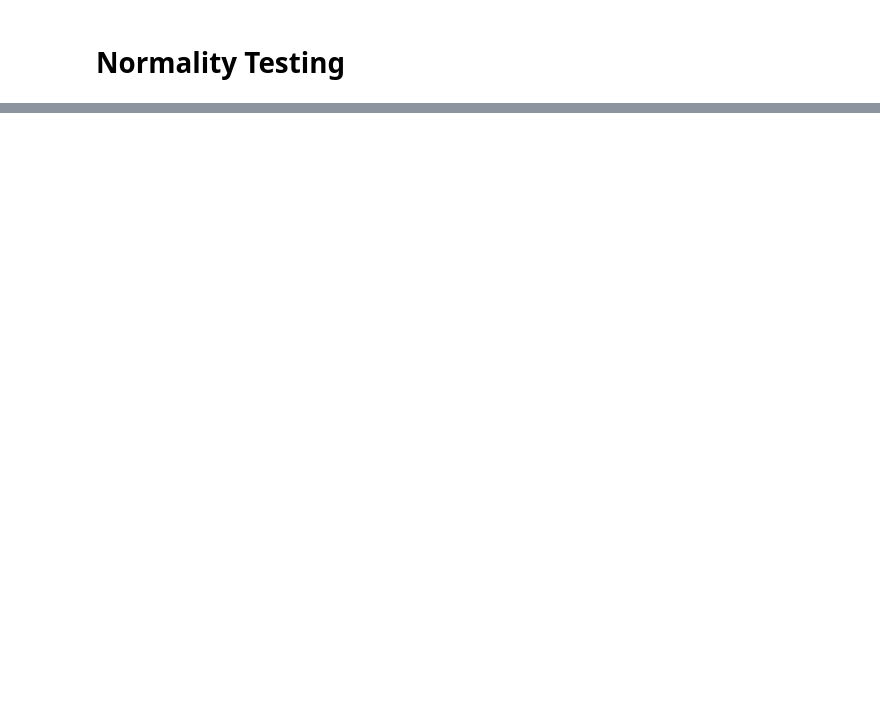
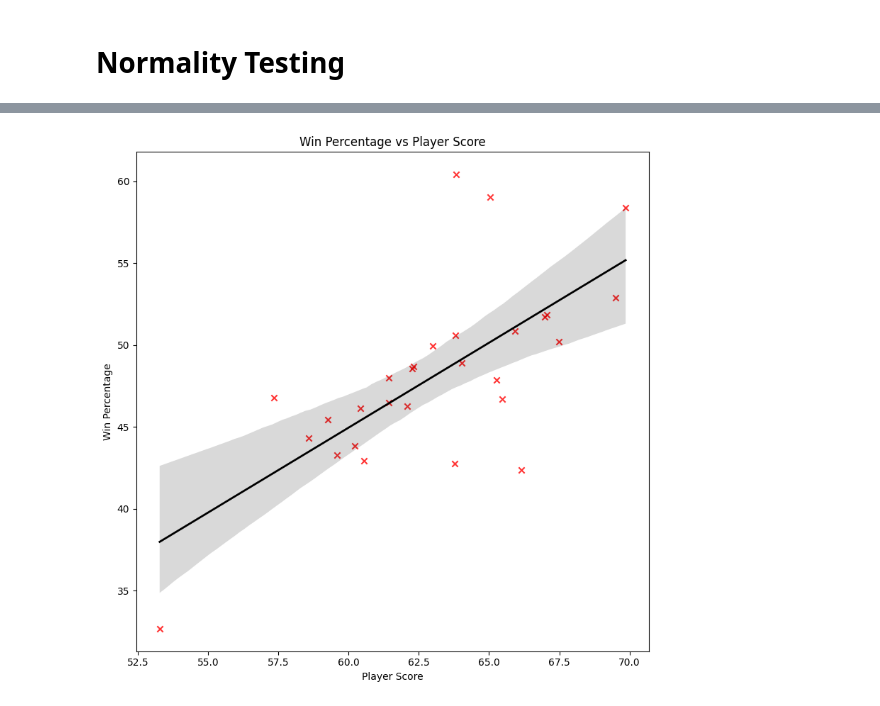
Before and after one commit to crichardson1349/wh_dat_sci_project, a Jupyter notebook: GH_games_by_faction_PN.ipynb, the cells around one changed output, grey strips where cells are left out. Saved outputs shown, nothing was run; the diff lists cells and outputs as text; code cells hidden in the pictures; blank space fills up the shorter version.

```diff
--- a/GH_games_by_faction_PN.ipynb
+++ b/GH_games_by_faction_PN.ipynb
@@ -134,0 +144,13 @@ mission_scoring_df['Deployment'] = mission_scoring_df['Deployment'].astype(str)
+# %%
+#Change floats to decimals for all dfs
+numeric_cols = winPCT_faction_df.select_dtypes(include=["float64", "int64"]).columns
+for col in numeric_cols:
+    winPCT_faction_df[col] = winPCT_faction_df[col].apply(to_decimal)
+
+numeric_cols = scoring_faction_df.select_dtypes(include=["float64", "int64"]).columns
+for col in numeric_cols:
+    scoring_faction_df[col] = scoring_faction_df[col].apply(to_decimal)
+
+numeric_cols = mission_scoring_df.select_dtypes(include=["float64", "int64"]).columns
+for col in numeric_cols:
+    mission_scoring_df[col] = mission_scoring_df[col].apply(to_decimal)
@@ -178,0 +331,20 @@ FTA:  Not normal (p = 0.0001)
+# %%
+# Scatter plot with regression line for Player Score vs Real Win %
+plt.figure(figsize=(8, 8))
+
+sns.regplot(
+    data=winPCT_faction_df,
+    x="VP",
+    y="Real Win %",
+    marker="x",
+    scatter_kws={"color": "red"},
+    line_kws={"color": "black", "linewidth": 2},
+)
+
+plt.title("Win Percentage vs Player Score")
+plt.xlabel("Player Score")
+plt.ylabel("Win Percentage")
+plt.tight_layout()
+plt.show()
+# %% [output]
+[figure, added]
```
Also changed, not shown: parts of 32 cells of this notebook.
